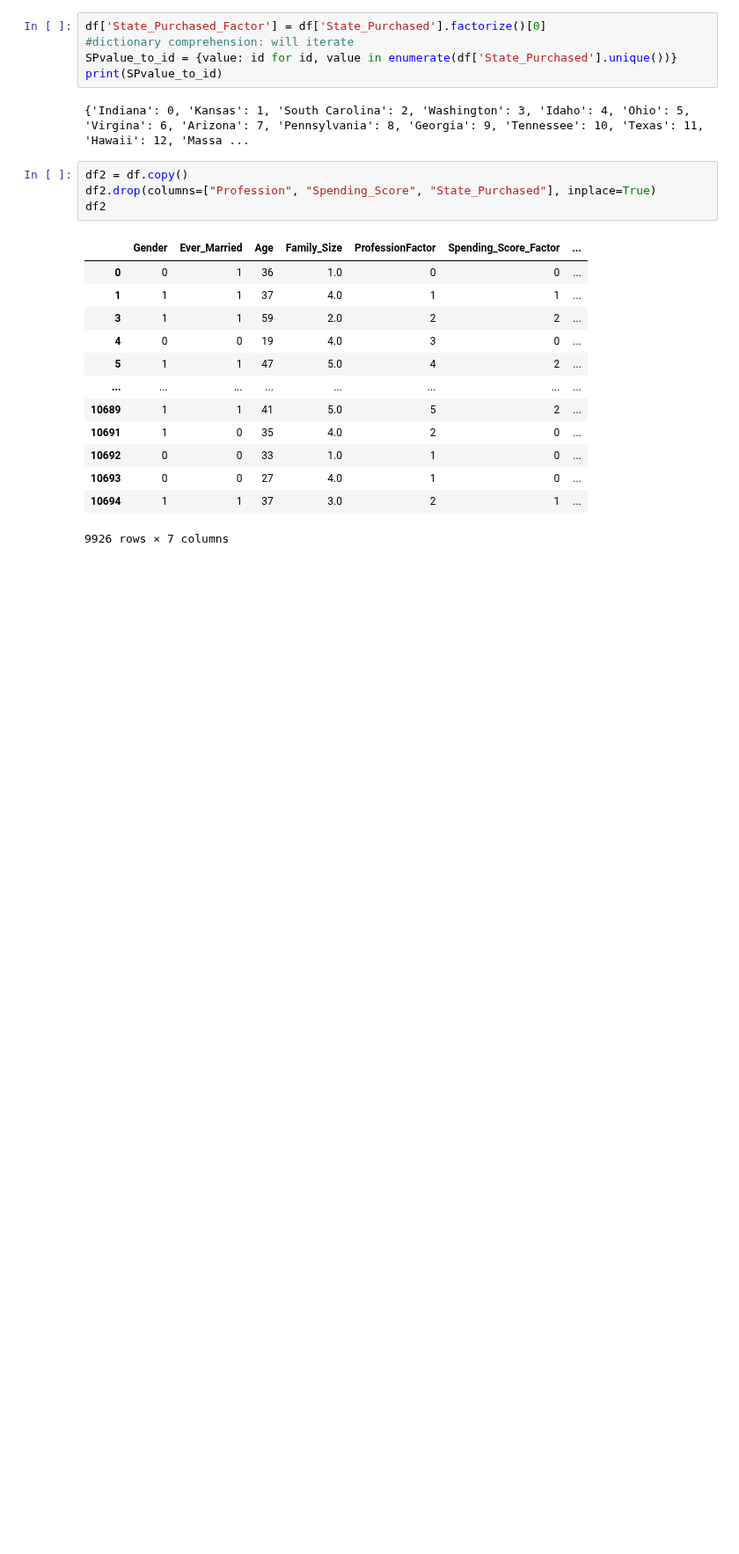
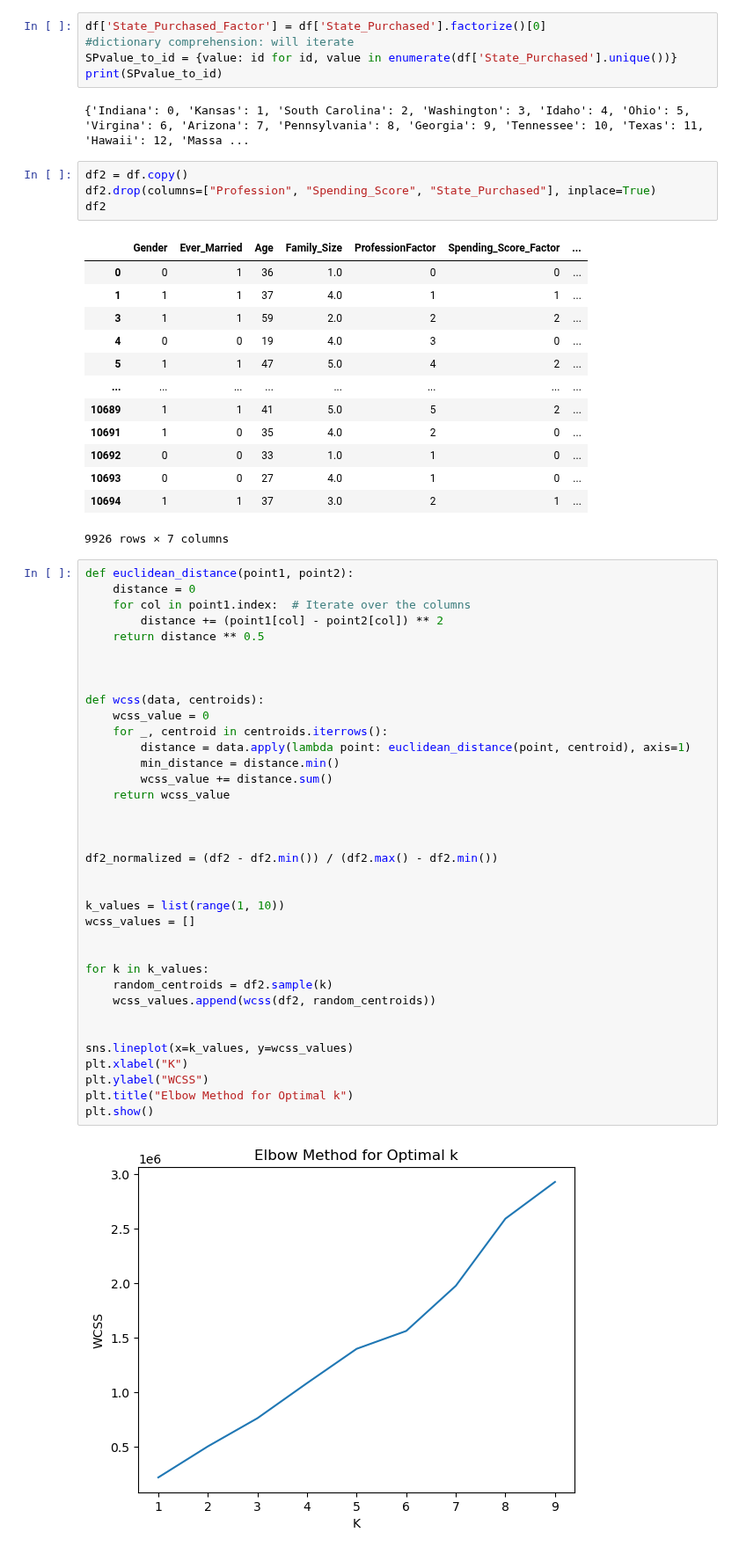
Before and after one commit to shaanCh/Data_Science-Machine_Learning, a Jupyter notebook: Machine Learning/Unsupervised Learning/K-Means Clustering.ipynb, the cells around one changed output. Shown at 88% size. Saved outputs shown, nothing was run; the diff lists cells and outputs as text; blank space fills up the shorter version.

```diff
--- a/Machine Learning/Unsupervised Learning/K-Means Clustering.ipynb
+++ b/Machine Learning/Unsupervised Learning/K-Means Clustering.ipynb
@@ -133,3 +134,41 @@ df2
 | 10693 | 0 | 0 | 27 | 4.0 | 1 | 0 | ... |
 | 10694 | 1 | 1 | 37 | 3.0 | 2 | 1 | ... |
 9926 rows × 7 columns
+# %%
+def euclidean_distance(point1, point2):
+    distance = 0
+    for col in point1.index:  # Iterate over the columns
+        distance += (point1[col] - point2[col]) ** 2
+    return distance ** 0.5
+
+
+
+def wcss(data, centroids):
+    wcss_value = 0
+    for _, centroid in centroids.iterrows():
+        distance = data.apply(lambda point: euclidean_distance(point, centroid), axis=1)
+        min_distance = distance.min()
+        wcss_value += distance.sum()
+    return wcss_value
+
+
+
+df2_normalized = (df2 - df2.min()) / (df2.max() - df2.min())
+
+
+k_values = list(range(1, 10))
+wcss_values = []
+
+
+for k in k_values:
+    random_centroids = df2.sample(k)
+    wcss_values.append(wcss(df2, random_centroids))
+
+
+sns.lineplot(x=k_values, y=wcss_values)
+plt.xlabel("K")
+plt.ylabel("WCSS")
+plt.title("Elbow Method for Optimal k")
+plt.show()
+# %% [output]
+[figure, added]
```
Also changed, not shown: parts of 3 cells of this notebook.
